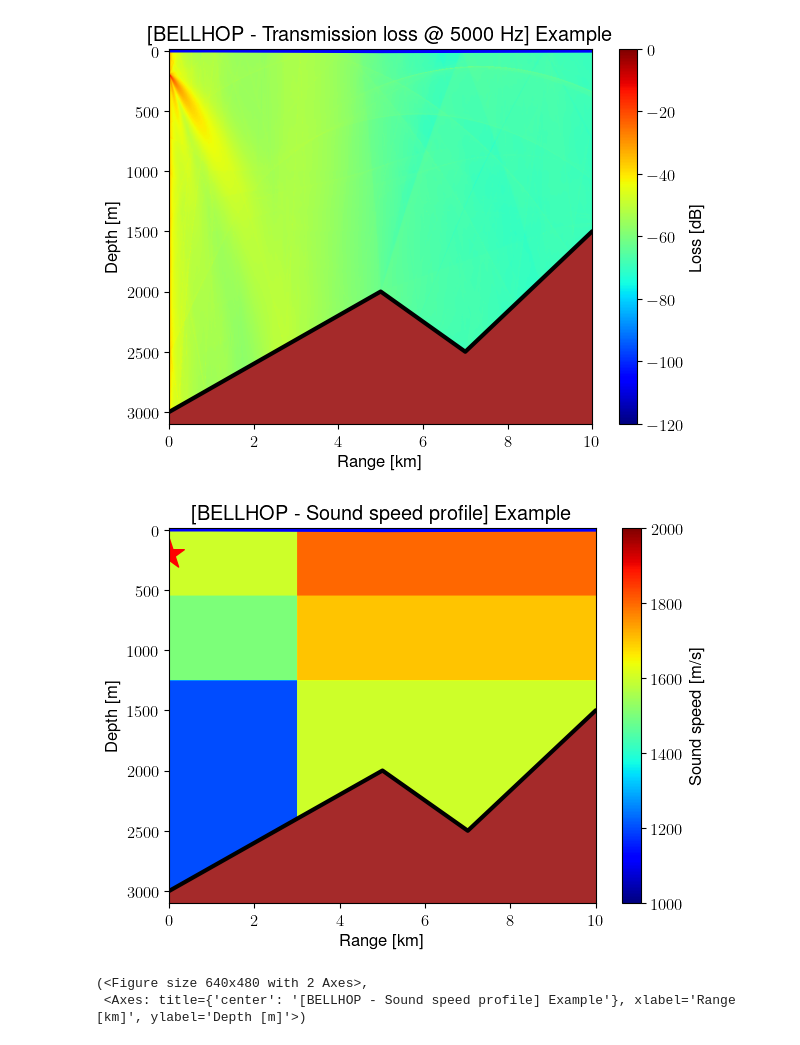
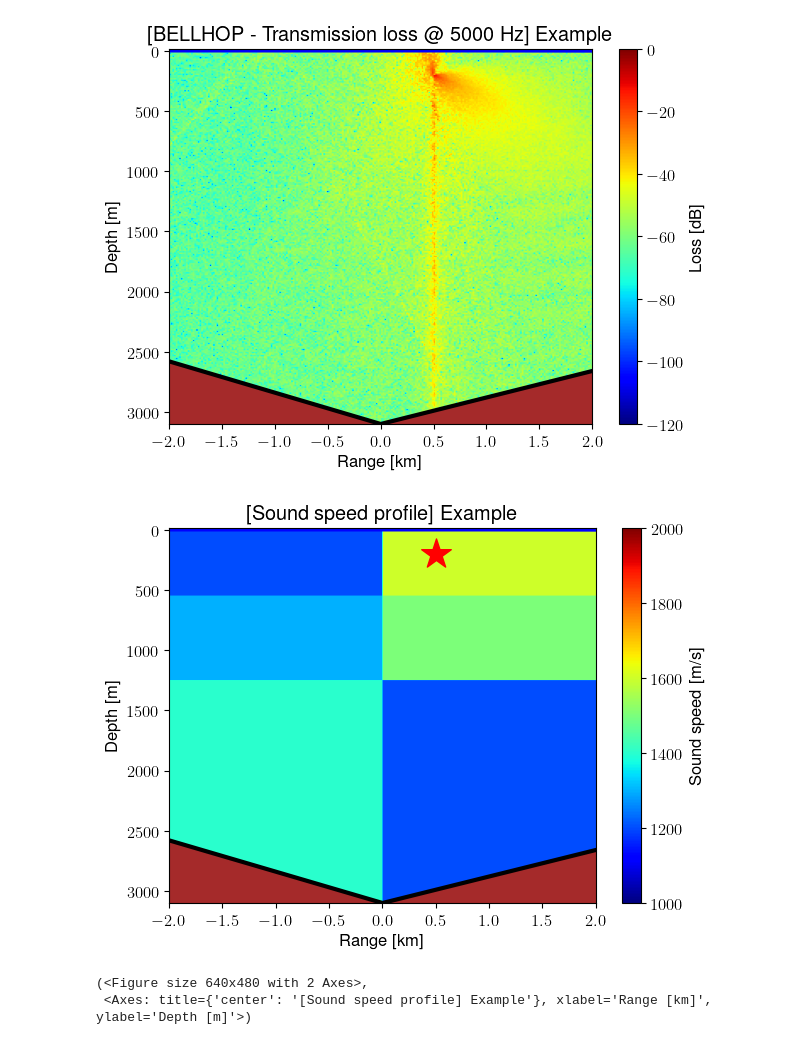
Before and after one commit to ErVuL/uAcoustics, a Jupyter notebook: python/BELLHOP.ipynb, the cells around one changed output. Drawn from its saved outputs; the diff is of its cells as text; code cells hidden in the pictures.

Commit message:
Work in progress for tx_range.

```diff
--- a/python/BELLHOP.ipynb
+++ b/python/BELLHOP.ipynb
@@ -2,12 +2,12 @@
 import arlpy.uwapm as pm
 import numpy as np
 # %%
-x = np.linspace(0,10000, 1080)
-z = np.linspace(-15, 3100,  720)
+rx_range = np.linspace(-2000,2000, 250)
+rx_depth = np.linspace(-15, 3100,  250)
 # %%
 tx_freq  = 5000
 tx_depth = 200
-tx_angle = np.linspace(-180,180 , 1000)
+tx_angle = np.linspace(-180,180 , 10)
 tx_level = 20*np.sin(np.pi*5*tx_angle/360)*np.abs(np.sin(2*np.pi*4*tx_angle/360))
 # %%
 surfaceWaveHeight = 3 # m
@@ -21,21 +21,21 @@ ssp       = np.array([[1200, 1600, 1800],
                       [1300, 1500, 1700],
                       [1400, 1200, 1600]])
 # %%
-bot_range     = np.array([-10000, -500, 5000, 7000, 10000])
-bot_interface = np.array([100, 3100, 2000, 2500, 1500])
+bot_range     = np.array([-10000, 0, 5000, 7000, 10000])
+bot_interface = np.array([500, 3100, 2000, 2500, 1500])
 # %%
-env = pm.make_env2d(
+env = pm.init_env2d(
 
         pad_inputData   = True,
         name            = 'Example',
 
         # BELLHOP mode and attn
-        mode            = 'incoherent',
+        mode            = 'coherent',
         volume_attn     = 'Thorp',
 
         # ALL: Receiver positoins
-        rx_range        = x,                                          # m
-        rx_depth        = z,                                          # m
+        rx_range        = rx_range,                                   # m
+        rx_depth        = rx_depth,                                   # m
 
         # OALIB: Top boundary condition
         top_boundary    = 'vacuum',
@@ -54,6 +54,7 @@ env = pm.make_env2d(
         # ALL: Source freq and depth
         tx_freq         = tx_freq,                                    # Hz
         tx_depth        = tx_depth,                                   # m
+        tx_range        = 500,
 
         # BELLHOP: Source directivity
         tx_beam         = np.column_stack((tx_angle,tx_level)),       # degree, dB
@@ -75,7 +76,7 @@ env = pm.make_env2d(
 # %%
 BELLHOP = pm.BELLHOP(env)
 # %%
-BELLHOP.compute_transmission_loss(debug=False)
+BELLHOP.compute_transmission_loss(debug=True)
 BELLHOP.plot_transmission_loss()
 BELLHOP.plot_ssp(vmin=1000, vmax=2000)
 # %% [output]
@@ -82,7 +100,7 @@ BELLHOP.plot_ssp(vmin=1000, vmax=2000)
-[figure, old version]
+[figure, new version]
-[figure, old version]
+[figure, new version]
-(<Figure size 640x480 with 2 Axes>,
- <Axes: title={'center': '[BELLHOP - Sound speed profile] Example'}, xlabel='Range [km]', ylabel='Depth [m]'>)
+(<Figure size 640x480 with 2 Axes>,
+ <Axes: title={'center': '[Sound speed profile] Example'}, xlabel='Range [km]', ylabel='Depth [m]'>)
 # %%
 env['rx_range'] = 1500
 env['rx_depth'] = 500
```
Also changed, not shown: parts of 3 cells of this notebook, 2 other files.
